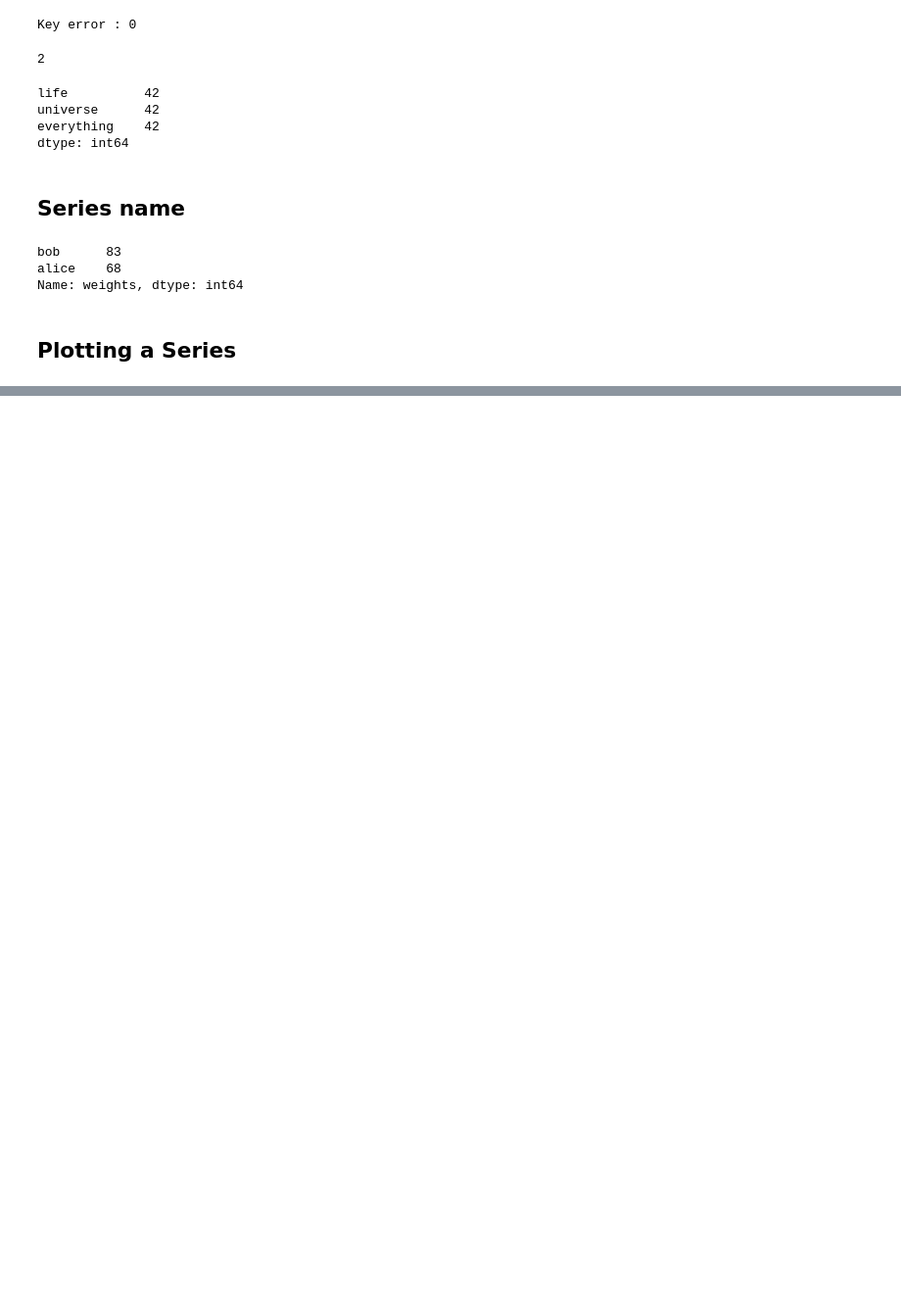
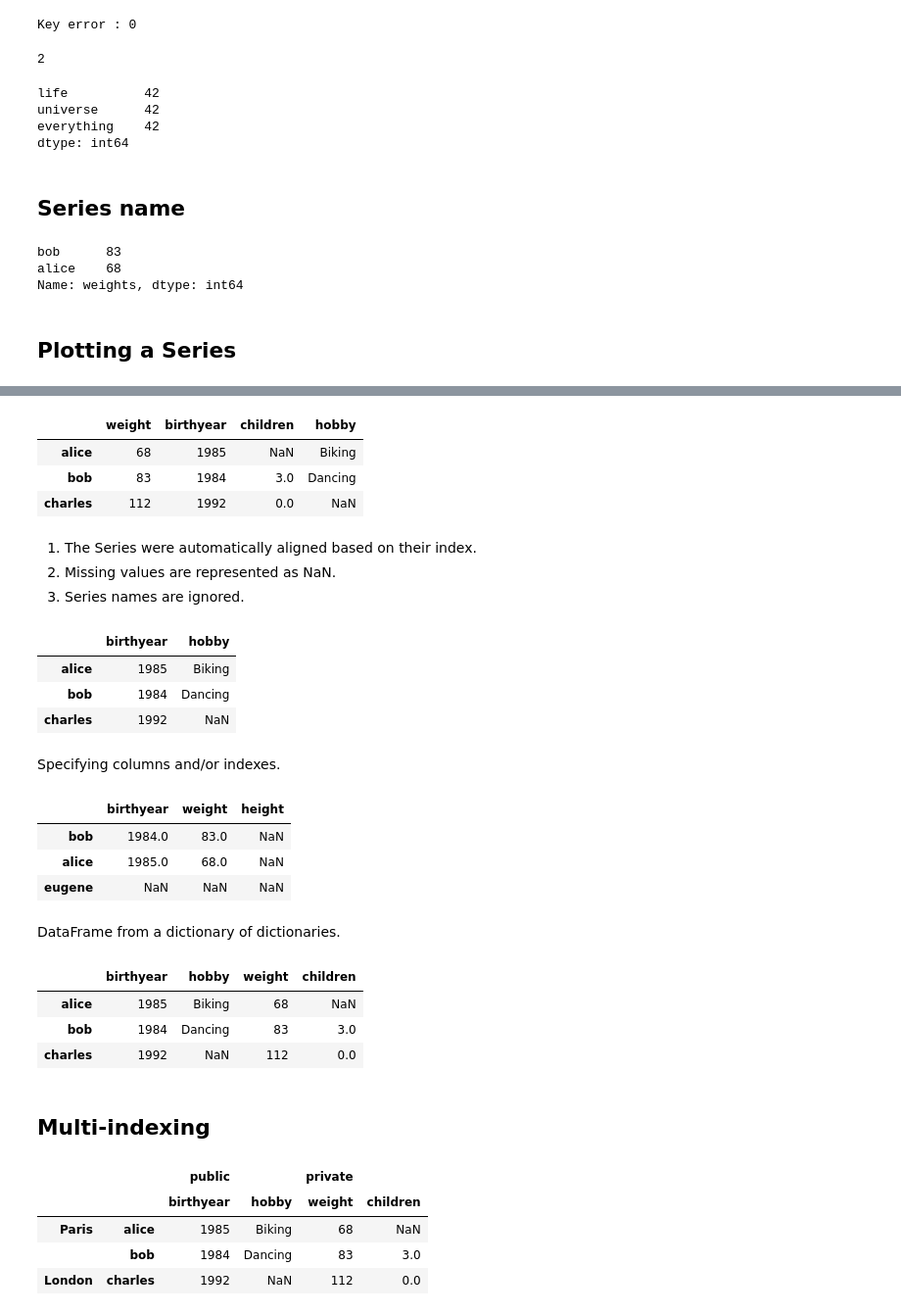
Before and after one commit to nagendraputhane/NumPy-Pandas, a Jupyter notebook: pandas.ipynb, the cells around one changed output, grey strips where cells are left out. Shown: that part at 98% size. Drawn from its saved outputs; the diff is of its cells as text; code cells hidden in the pictures; blank space fills up the shorter version.

```diff
--- a/pandas.ipynb
+++ b/pandas.ipynb
@@ -119,0 +260,79 @@ plt.show()
+# %%
+people_dict = {
+    "weight": pd.Series([68, 83, 112], index = ["alice", "bob", "charles"]),
+    "birthyear": pd.Series([1984, 1985, 1992], index = ["bob", "alice", "charles"], name = "year"),
+    "children": pd.Series([0, 3], index = ["charles", "bob"]),
+    "hobby": pd.Series(["Biking", "Dancing"], index = ["alice", "bob"]),
+}
+people = pd.DataFrame(people_dict)
+people
+# %% [output]
+|  | weight | birthyear | children | hobby |
+| alice | 68 | 1985 | NaN | Biking |
+| bob | 83 | 1984 | 3.0 | Dancing |
+| charles | 112 | 1992 | 0.0 | NaN |
+# %% [markdown]
+
+
+1.   The Series were automatically aligned based on their index.
+2.   Missing values are represented as NaN.
+3.   Series names are ignored.
+# %%
+people[["birthyear", "hobby"]]
+# %% [output]
+|  | birthyear | hobby |
+| alice | 1985 | Biking |
+| bob | 1984 | Dancing |
+| charles | 1992 | NaN |
+# %% [markdown]
+Specifying columns and/or indexes.
+# %%
+d2 = pd.DataFrame(
+    people_dict,
+    columns = ["birthyear", "weight", "height"],
+    index = ["bob", "alice", "eugene"]
+)
+d2 #it guarantees only these columns and/or rows exist
+# %% [output]
+|  | birthyear | weight | height |
+| bob | 1984.0 | 83.0 | NaN |
+| alice | 1985.0 | 68.0 | NaN |
+| eugene | NaN | NaN | NaN |
+# %% [markdown]
+DataFrame from a dictionary of dictionaries.
+# %%
+people = pd.DataFrame({
+    "birthyear": {"alice": 1985, "bob": 1984, "charles": 1992},
+    "hobby": {"alice":"Biking", "bob": "Dancing"},
+    "weight": {"alice":68, "bob": 83, "charles": 112},
+    "children": {"bob": 3, "charles": 0}
+})
+people
+# %% [output]
+|  | birthyear | hobby | weight | children |
+| alice | 1985 | Biking | 68 | NaN |
+| bob | 1984 | Dancing | 83 | 3.0 |
+| charles | 1992 | NaN | 112 | 0.0 |
+# %% [markdown]
+## Multi-indexing
+# %%
+import numpy as np
+d5 = pd.DataFrame(
+    {
+        ("public", "birthyear"):
+          {("Paris", "alice"): 1985, ("Paris", "bob"): 1984, ("London", "charles"): 1992},
+        ("public", "hobby"):
+          {("Paris", "alice"): "Biking", ("Paris", "bob"): "Dancing"},
+        ("private", "weight"):
+          {("Paris","alice"):68, ("Paris","bob"): 83, ("London","charles"): 112},
+        ("private", "children"):
+          {("Paris", "alice"):np.nan, ("Paris","bob"): 3, ("London","charles"): 0}
+    }
+)
+d5
+# %% [output]
+|  |  | public |  | private |  |
+|  |  | birthyear | hobby | weight | children |
+| Paris | alice | 1985 | Biking | 68 | NaN |
+|  | bob | 1984 | Dancing | 83 | 3.0 |
+| London | charles | 1992 | NaN | 112 | 0.0 |
```
Also changed, not shown: parts of 25 cells of this notebook.
